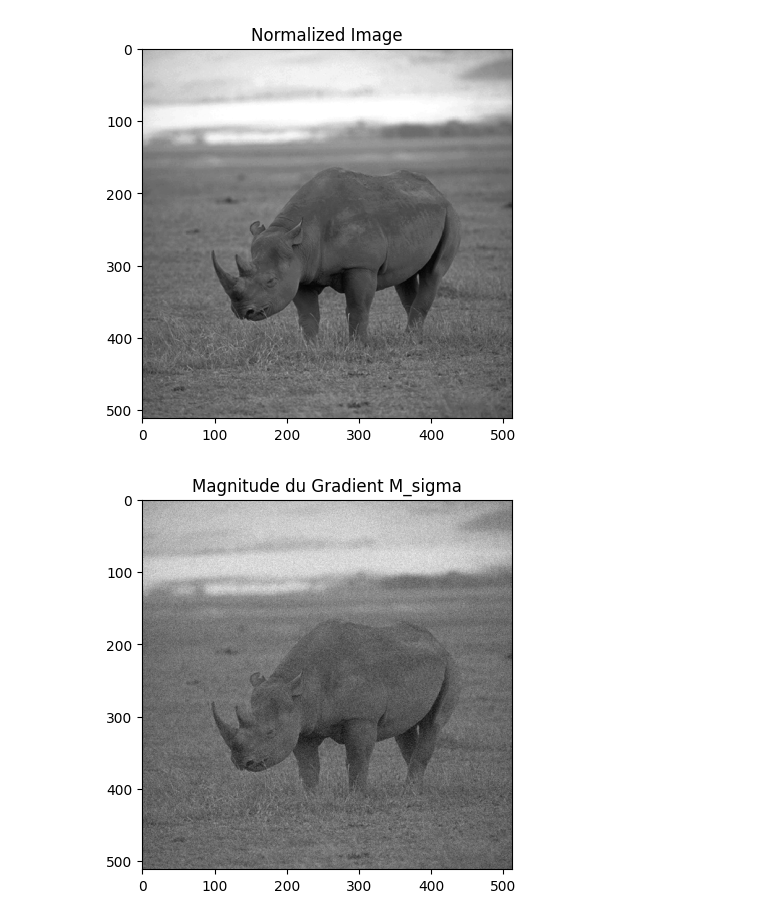
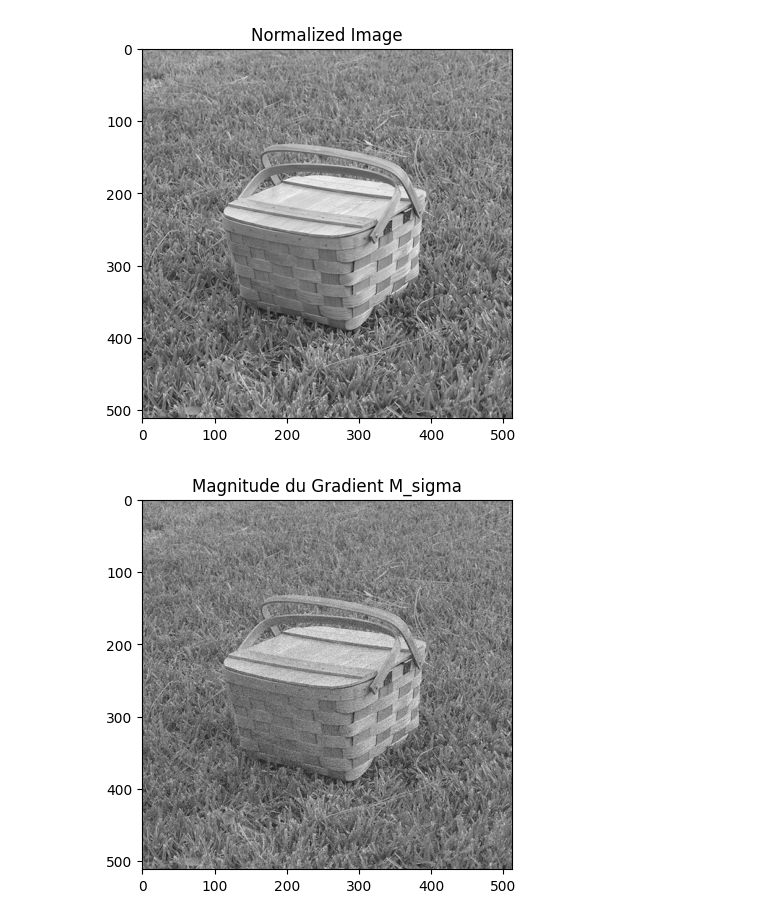
Before and after one commit to ndupont960/EtudesTechniques11, a Jupyter notebook: main.ipynb, the cells around one changed output. Drawn from its saved outputs; the diff is of its cells as text; code cells hidden in the pictures.

Commit message:
testing of the algo on the grey images database

```diff
--- a/main.ipynb
+++ b/main.ipynb
@@ -7,23 +7,23 @@ from multi_scale_edge_detection.MultiScaleContourDetector import multi_scale_con
 # %%
 
 # Read the image
-image = cv2.imread('database/images/rino.pgm', cv2.IMREAD_UNCHANGED)
+image = cv2.imread('database/images/basket.pgm', cv2.IMREAD_UNCHANGED)
 
 if image is None:
     print("Error: Unable to read the image.")
 else:
     # Convert to float
     image = image.astype(float)
 
     # Normalize the image values to be between 0 and 1
     image_normalized = (image - image.min()) / (image.max() - image.min())
 
     # Display the normalized image
     plt.imshow(image_normalized, cmap='gray')
     plt.title('Normalized Image')
     plt.show()
 # %% [output]
-[figure, old version]
+[figure, new version]
 # %%
 ## adding noise to the image
 
@@ -34,5 +34,5 @@ plt.imshow(image_noisy, cmap='gray')
 plt.title('Magnitude du Gradient M_sigma')
 plt.show()
 # %% [output]
-[figure, old version]
+[figure, new version]
 # %%
```
Also changed, not shown: parts of 2 cells of this notebook, 3 other files.
